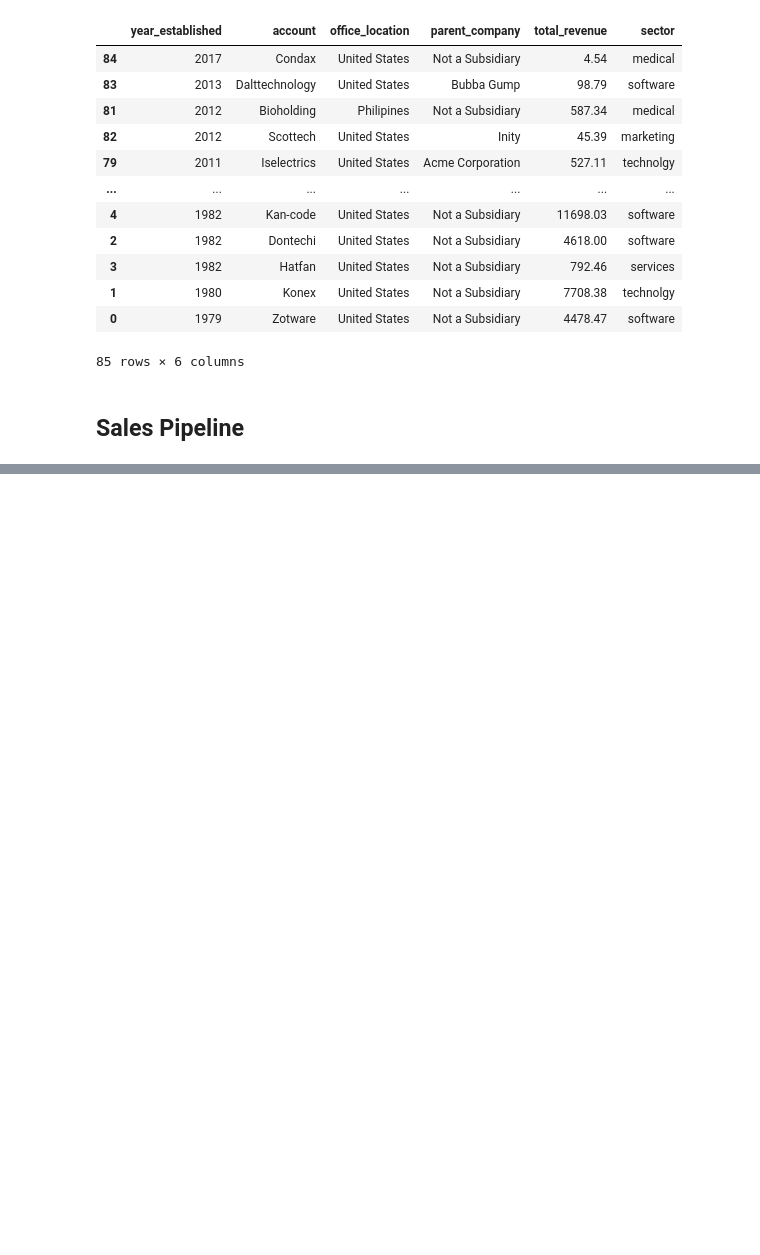
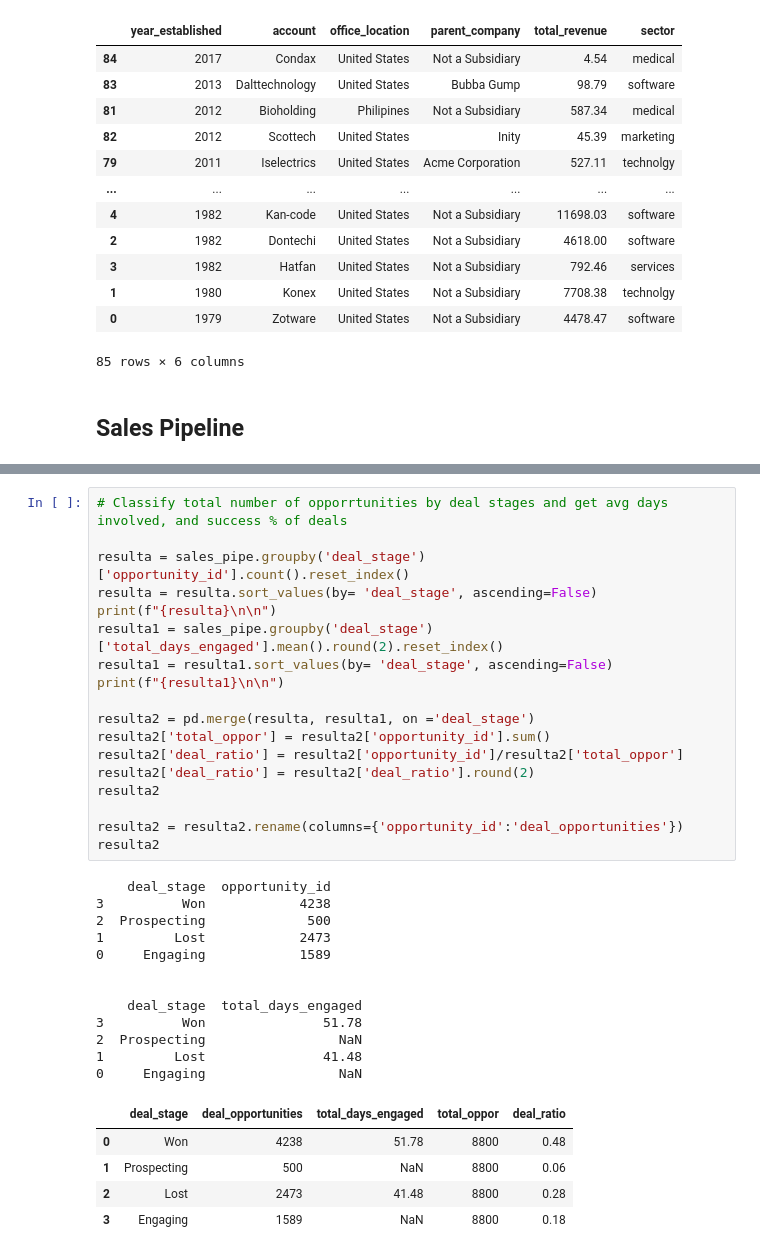
Before and after one commit to SuyogPatgave/Python_Codes-Projects, a Jupyter notebook: CRM_Project.ipynb, the cells around one changed output, grey strips where cells are left out. Drawn from its saved outputs; the diff is of its cells as text; blank space fills up the shorter version.

```diff
--- a/CRM_Project.ipynb
+++ b/CRM_Project.ipynb
@@ -925,0 +958,36 @@ result20
+# %%
+# Classify total number of opporrtunities by deal stages and get avg days involved, and success % of deals
+
+resulta = sales_pipe.groupby('deal_stage')['opportunity_id'].count().reset_index()
+resulta = resulta.sort_values(by= 'deal_stage', ascending=False)
+print(f"{resulta}\n\n")
+resulta1 = sales_pipe.groupby('deal_stage')['total_days_engaged'].mean().round(2).reset_index()
+resulta1 = resulta1.sort_values(by= 'deal_stage', ascending=False)
+print(f"{resulta1}\n\n")
+
+resulta2 = pd.merge(resulta, resulta1, on ='deal_stage')
+resulta2['total_oppor'] = resulta2['opportunity_id'].sum()
+resulta2['deal_ratio'] = resulta2['opportunity_id']/resulta2['total_oppor']
+resulta2['deal_ratio'] = resulta2['deal_ratio'].round(2)
+resulta2
+
+resulta2 = resulta2.rename(columns={'opportunity_id':'deal_opportunities'})
+resulta2
+# %% [output]
+    deal_stage  opportunity_id
+3          Won            4238
+2  Prospecting             500
+1         Lost            2473
+0     Engaging            1589
+
+
+    deal_stage  total_days_engaged
+3          Won               51.78
+2  Prospecting                 NaN
+1         Lost               41.48
+0     Engaging                 NaN
+|  | deal_stage | deal_opportunities | total_days_engaged | total_oppor | deal_ratio |
+| 0 | Won | 4238 | 51.78 | 8800 | 0.48 |
+| 1 | Prospecting | 500 | NaN | 8800 | 0.06 |
+| 2 | Lost | 2473 | 41.48 | 8800 | 0.28 |
+| 3 | Engaging | 1589 | NaN | 8800 | 0.18 |
```
Also changed, not shown: parts of 4 cells of this notebook.
